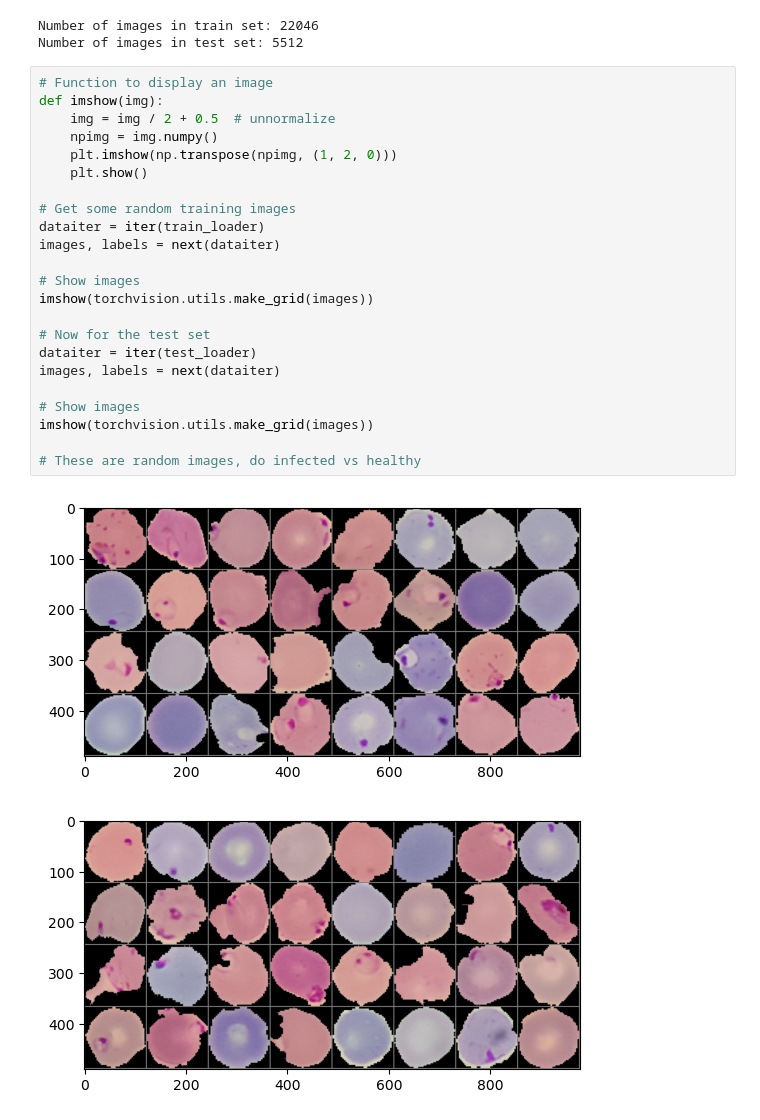
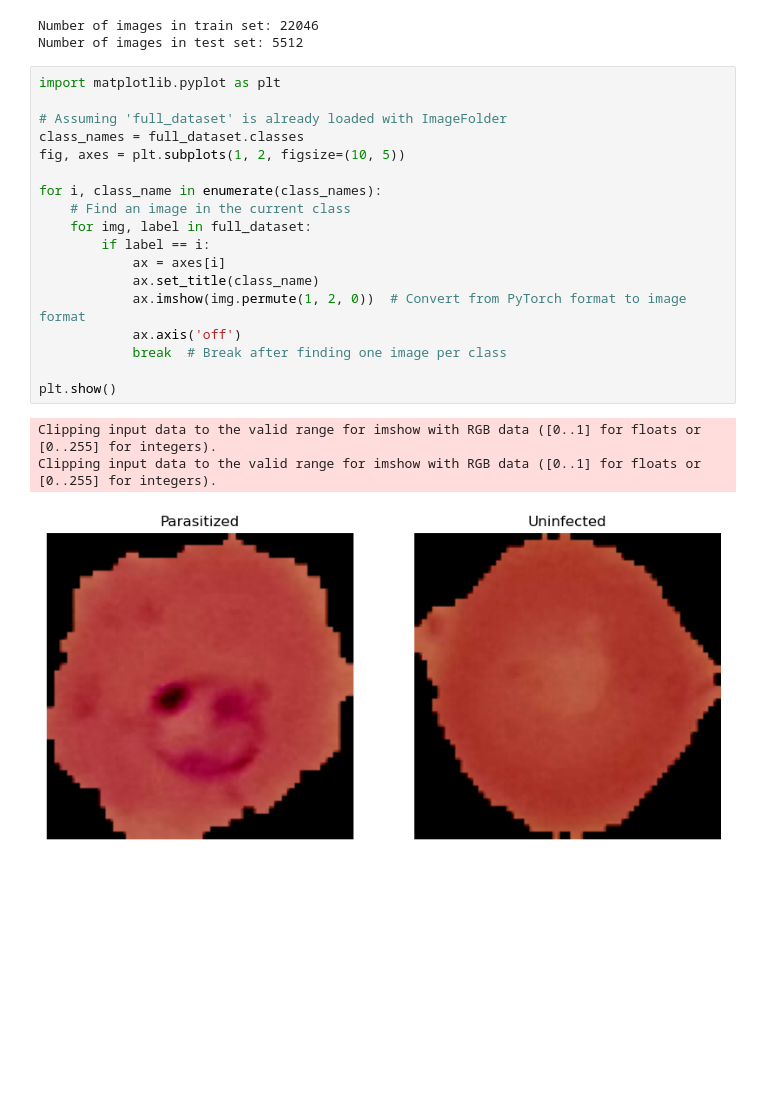
Before and after one commit to saunaksingh/CVMalaria, a Jupyter notebook: malaria.ipynb, the cells around one changed output. Cells and saved outputs as stored; diff of their text form; blank space fills up the shorter version.

Commit message:
print images

```diff
--- a/malaria.ipynb
+++ b/malaria.ipynb
@@ -50,29 +50,25 @@ print("Number of images in test set:", len(test_subset))
 # %% [output]
 Number of images in train set: 22046
 Number of images in test set: 5512
-# %%
-# Function to display an image
-def imshow(img):
-    img = img / 2 + 0.5  # unnormalize
-    npimg = img.numpy()
-    plt.imshow(np.transpose(npimg, (1, 2, 0)))
-    plt.show()
-
-# Get some random training images
-dataiter = iter(train_loader)
-images, labels = next(dataiter)
-
-# Show images
-imshow(torchvision.utils.make_grid(images))
-
-# Now for the test set
-dataiter = iter(test_loader)
-images, labels = next(dataiter)
-
-# Show images
-imshow(torchvision.utils.make_grid(images))
-
-# These are random images, do infected vs healthy
-# %% [output]
-[figure, removed]
-[figure, removed]
+# %%
+import matplotlib.pyplot as plt
+
+# Assuming 'full_dataset' is already loaded with ImageFolder
+class_names = full_dataset.classes
+fig, axes = plt.subplots(1, 2, figsize=(10, 5))
+
+for i, class_name in enumerate(class_names):
+    # Find an image in the current class
+    for img, label in full_dataset:
+        if label == i:
+            ax = axes[i]
+            ax.set_title(class_name)
+            ax.imshow(img.permute(1, 2, 0))  # Convert from PyTorch format to image format
+            ax.axis('off')
+            break  # Break after finding one image per class
+
+plt.show()
+# %% [output]
+Clipping input data to the valid range for imshow with RGB data ([0..1] for floats or [0..255] for integers).
+Clipping input data to the valid range for imshow with RGB data ([0..1] for floats or [0..255] for integers).
+[figure, added]
```
